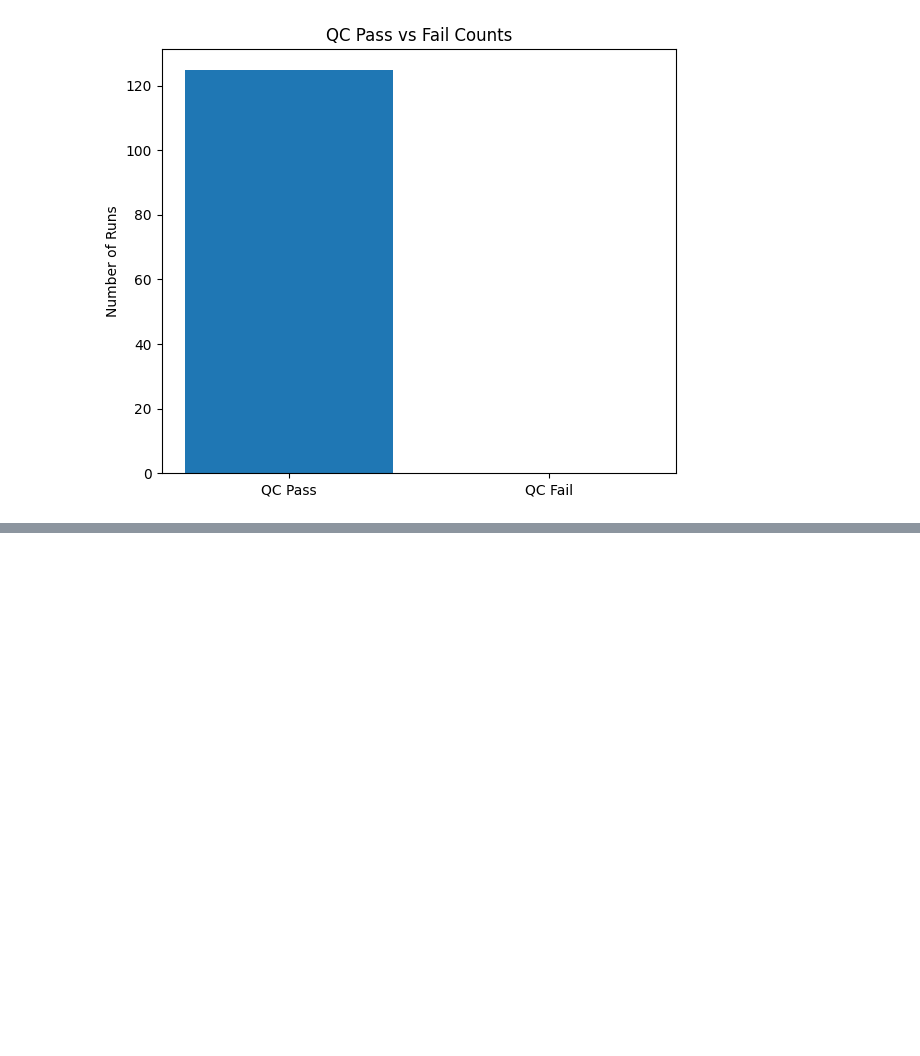
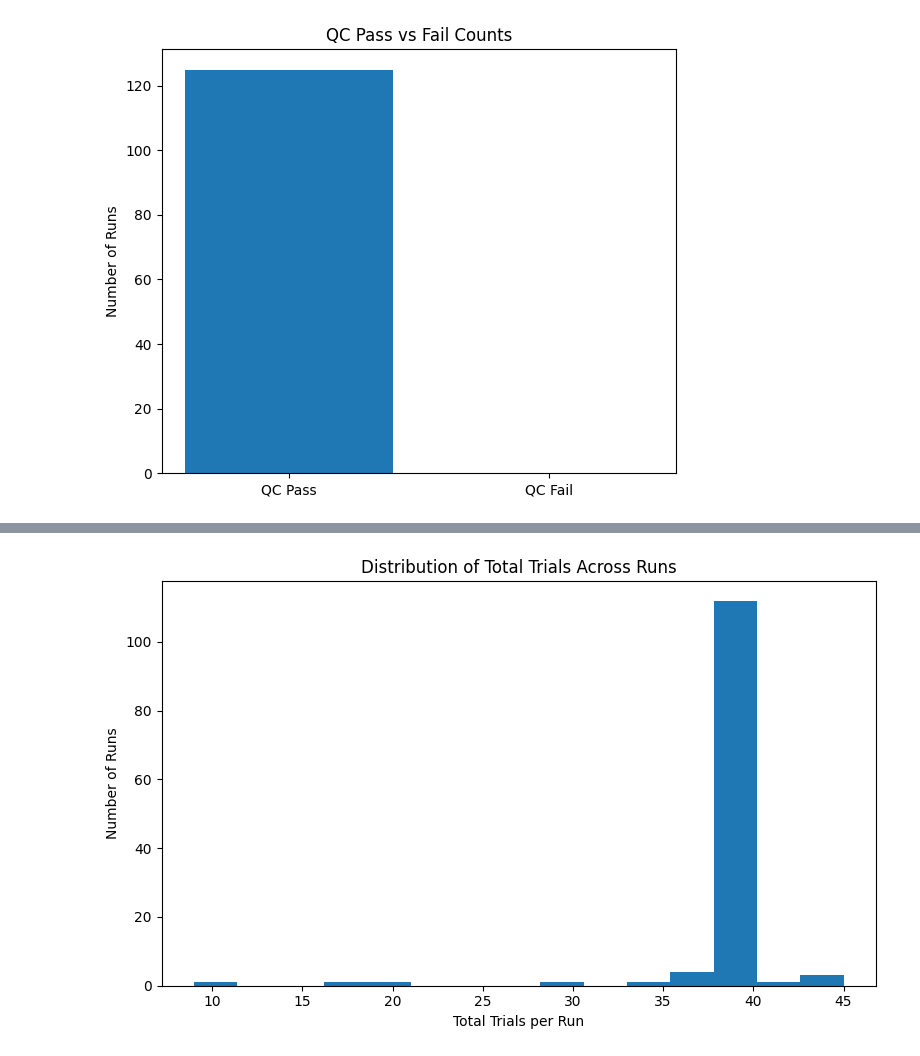
Before and after one commit to DavidRayle11/CECS399, a Jupyter notebook: src/test-files/testx1.ipynb, the cells around one changed output, grey strips where cells are left out. Saved outputs shown, nothing was run; the diff lists cells and outputs as text; code cells hidden in the pictures; blank space fills up the shorter version.

```diff
--- a/src/test-files/testx1.ipynb
+++ b/src/test-files/testx1.ipynb
@@ -113,0 +155,14 @@ plt.show()
+# %%
+valid_trials = run_df["total_trials"].dropna()
+
+plt.figure(figsize=(8, 5))
+plt.hist(valid_trials, bins=15)
+plt.title("Distribution of Total Trials Across Runs")
+plt.xlabel("Total Trials per Run")
+plt.ylabel("Number of Runs")
+plt.tight_layout()
+
+plt.savefig(FIGURES_DIR / "trial_count_distribution.png", dpi=300, bbox_inches="tight")
+plt.show()
+# %% [output]
+[figure, added]
```
Also changed, not shown: parts of 6 cells of this notebook.
